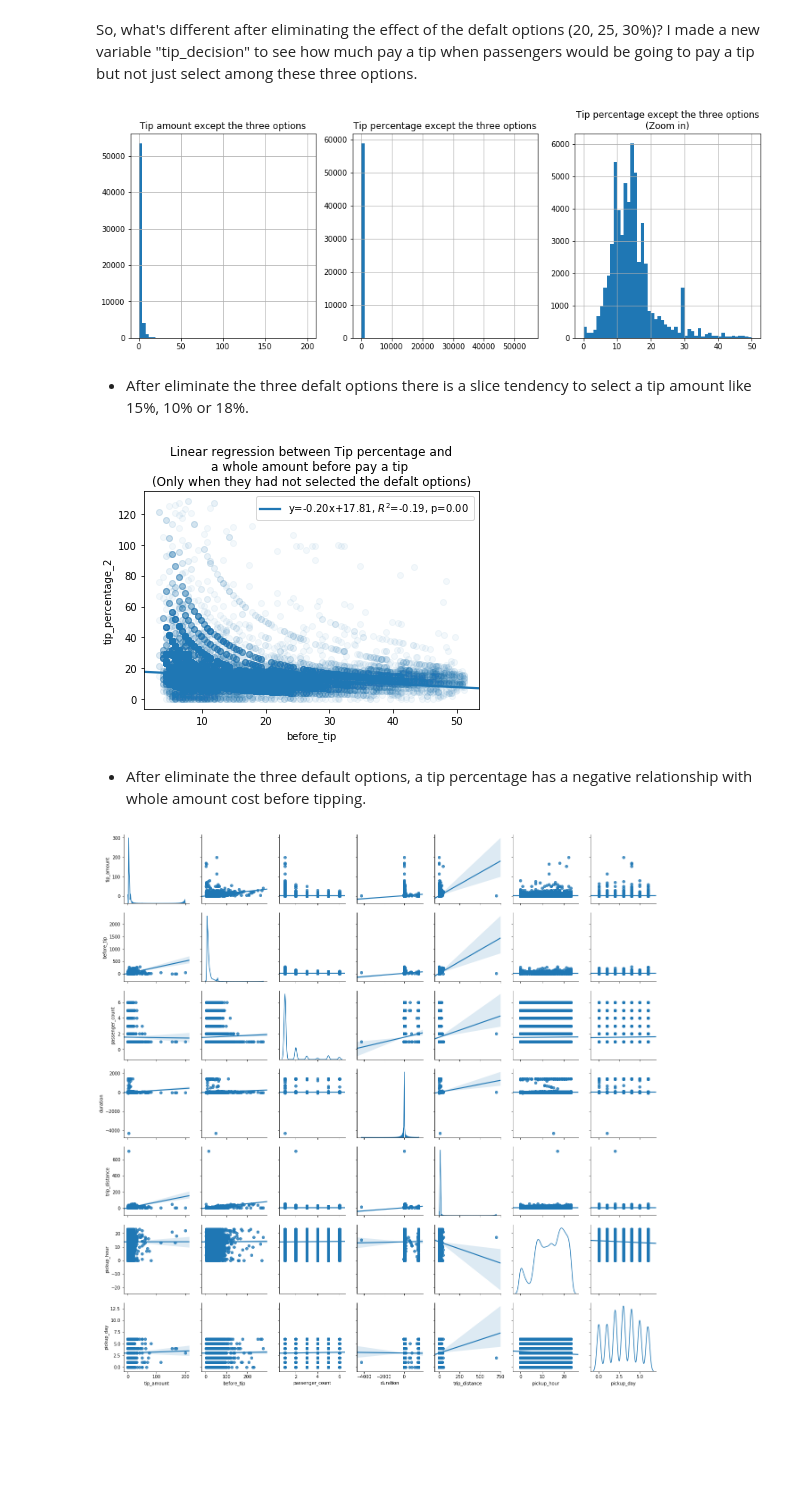
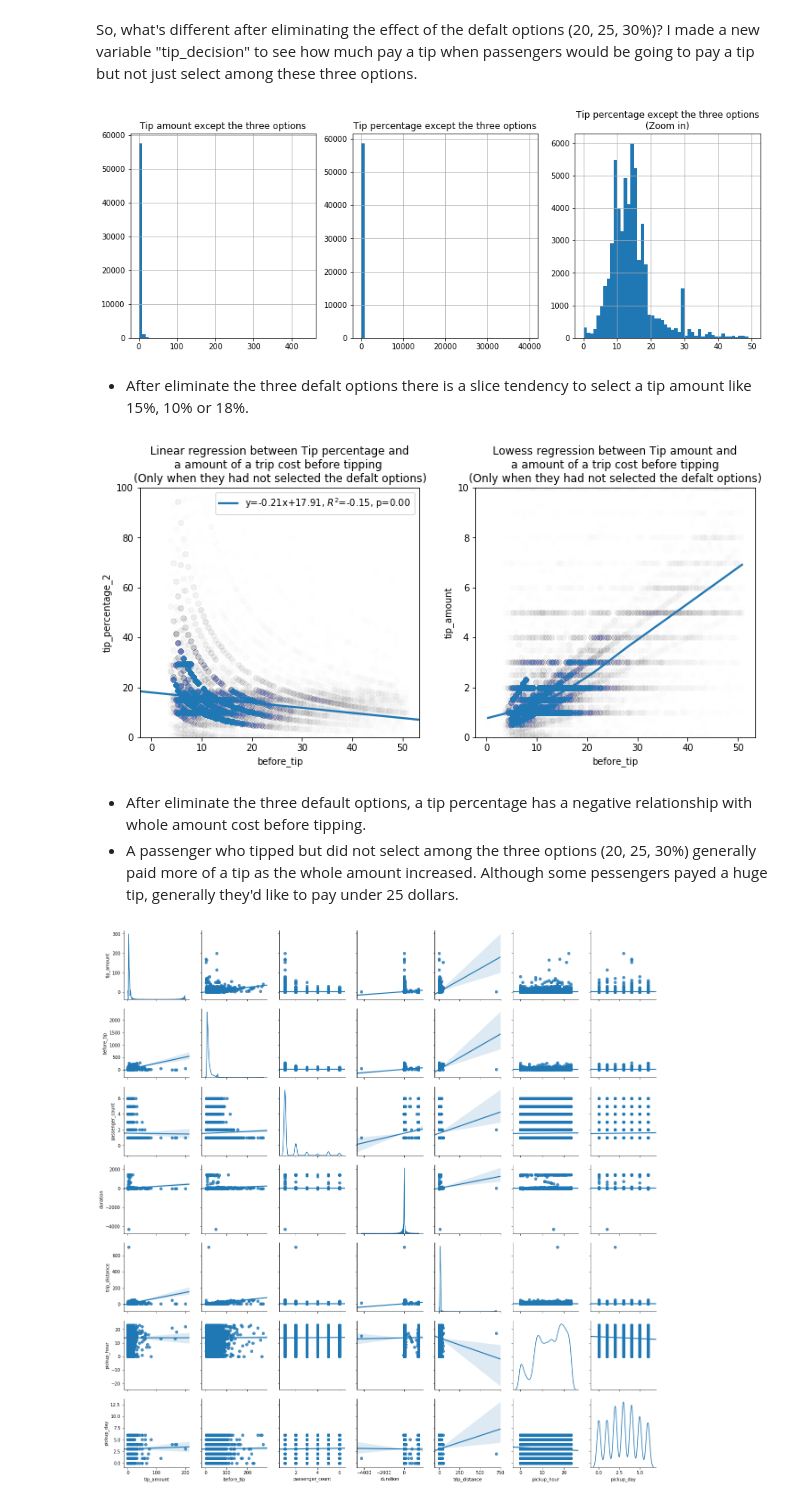
Before and after one commit to pinguino-lim/Taxi_NY, a Jupyter notebook: data/NY yellow cap.ipynb, the cells around one changed output. Saved outputs shown, nothing was run; the diff lists cells and outputs as text; code cells hidden in the pictures; blank space fills up the shorter version.

```diff
--- a/data/NY yellow cap.ipynb
+++ b/data/NY yellow cap.ipynb
@@ -173,7 +153,7 @@ plt.show()
 # %% [markdown]
 The tip amount data is only based on credit card payments. When trips are paid by any other means we can't see how much was tipped, so the data reads 0. So, these zero data are not useful for this analysis. Also, I made a new column ("before_tip") that indicated the amount of a trip cost to a rider before tipping.
 # %%
-tip_data = data[(data['payment_type'] == 1)]
+tip_data = data[(data['payment_type'] == 1) & (data['store_and_fwd_flag'] == 0)]
 tip_data = tip_data.drop(['payment_type'], axis=1)
 tip_data = tip_data.assign(before_tip = lambda x: (x.total_amount-x.tip_amount))
 # %%
@@ -295,31 +272,42 @@ ax[0].set_title("Tip amount except the three options")
 
 plt.show()
 # %% [output]
-[figure, old version]
+[figure, new version]
 # %% [markdown]
 - After eliminate the three defalt options there is a slice tendency to select a tip amount like 15%, 10% or 18%.
 # %%
+plt.figure(figsize=(12, 5))
+plt.subplot(1,2,1)
+
 tip_decision_ = tip_decision[(np.abs(stats.zscore(tip_decision[['tip_percentage_2','before_tip']]))<3).all(axis=1)]
 
 
 slope, intercept, r_value, p_value, std_err = stats.linregress(tip_decision_['before_tip'],tip_decision_['tip_percentage_2'])
 
-# use line_kws to set line label for legend
 ax = sns.regplot(x="before_tip", y="tip_percentage_2", data=tip_decision_,
  line_kws={'label':"y={0:.2f}x+{1:.2f}, $R^2$={2:.2f}, p={3:.2f} ".format(slope,intercept,r_value,p_value)},
-                scatter_kws={'alpha':0.05})
+                scatter_kws={'alpha':0.005})
+ax.legend()
+ax.axes.set_ylim(0,100)
+ax.set_title("""Linear regression between Tip percentage and
+a amount of a trip cost before tipping
+(Only when they had not selected the defalt options)""")
 
-# plot legend
-ax.legend()
-ax.set_title("""Linear regression between Tip percentage and
-a whole amount before pay a tip
+plt.subplot(1,2,2)
+
+ax = sns.regplot(x="before_tip", y="tip_amount", data=tip_decision_,  lowess=True,
+                scatter_kws={'alpha':0.005})
+ax.axes.set_ylim(0,10)
+ax.set_title("""Lowess regression between Tip amount and
+a amount of a trip cost before tipping
 (Only when they had not selected the defalt options)""")
 
 plt.show()
 # %% [output]
-[figure, old version]
+[figure, new version]
 # %% [markdown]
 - After eliminate the three default options, a tip percentage has a negative relationship with whole amount cost before tipping.
+- A passenger who tipped but did not select among the three options (20, 25, 30%) generally paid more of a tip as the whole amount increased. Although some pessengers payed a huge tip, generally they'd like to pay under 25 dollars.
 # %%
 sns.pairplot(tip_decision,
              vars=['tip_amount','before_tip','passenger_count','duration','trip_distance','pickup_hour','pickup_day'],
```
Also changed, not shown: parts of 45 cells of this notebook, 1 other file.
